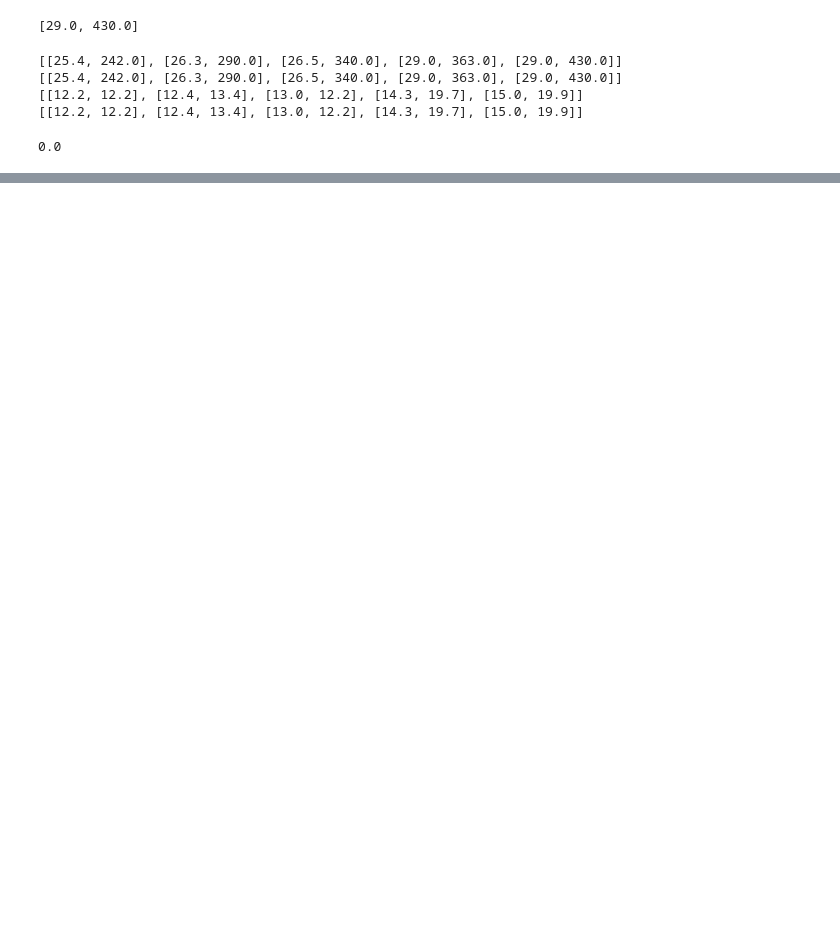
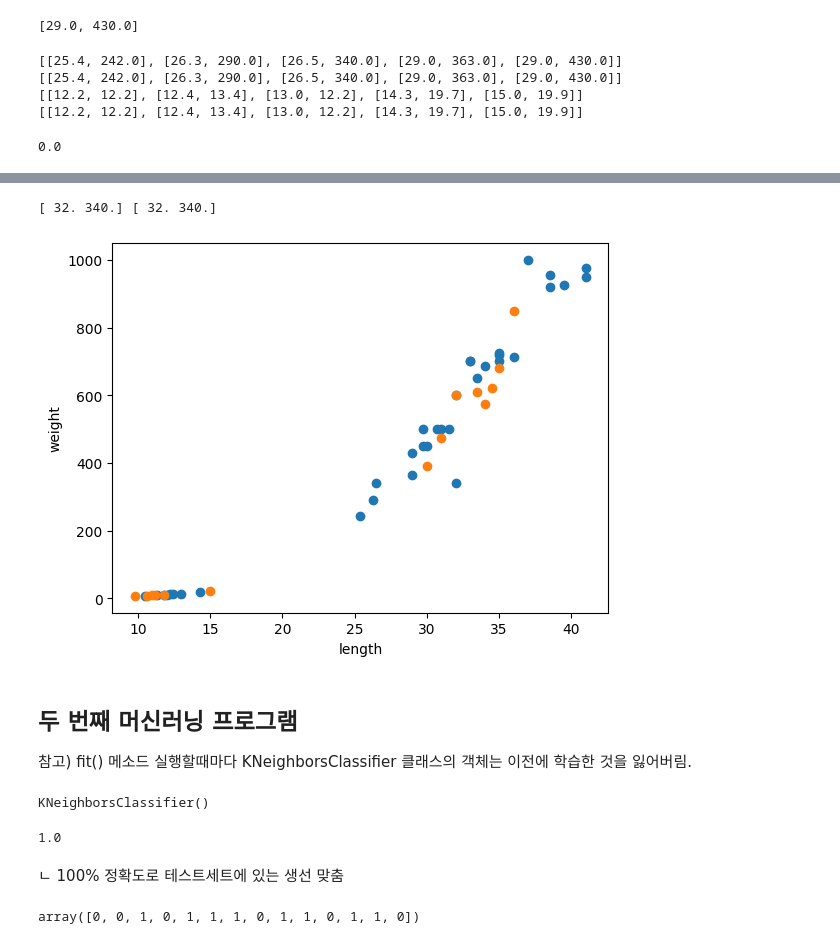
Before and after one commit to kyeongseiT/selfstudy-mldl, a Jupyter notebook: 2-1.ipynb, the cells around one changed output, grey strips where cells are left out. Saved outputs shown, nothing was run; the diff lists cells and outputs as text; code cells hidden in the pictures; blank space fills up the shorter version.

```diff
--- a/2-1.ipynb
+++ b/2-1.ipynb
@@ -59,0 +96,3 @@ kn.score(test_input, test_target)
+# %%
+input_arr = np.array(fish_data)
+target_arr = np.array(fish_target)
@@ -59,0 +161,4 @@ kn.score(test_input, test_target)
+# %%
+np.random.seed(42) # 일정한 결과를 얻기위해 초기 랜덤시드값 지정(42)
+index = np.arange(49) # 0부터 n-1까지 +1 배열
+np.random.shuffle(index) # 주어진 배열을 무작위로 섞음
@@ -59,0 +201,45 @@ kn.score(test_input, test_target)
+# %%
+# index 배열의 처음 35개 -> input_arr, target_arr에 전달하여 랜덤하게 35개의 샘플을 훈련세트로 ~
+
+train_input = input_arr[index[:35]]
+train_target = target_arr[index[:35]]
+# %%
+print(input_arr[13], train_input[0])
+# %% [output]
+[ 32. 340.] [ 32. 340.]
+# %%
+#나머지 테스트 세트 14ro
+
+test_input = input_arr[index[35:]]
+test_target = target_arr[index[35:]]
+# %%
+# 파랑=훈련세트, 주황=테스트세트
+
+import matplotlib.pyplot as plt
+
+plt.scatter(train_input[:, 0], train_input[:, 1])
+plt.scatter(test_input[:, 0], test_input[:, 1])
+plt.xlabel('length')
+plt.ylabel('weight')
+plt.show()
+# %% [output]
+[figure, added]
+# %% [markdown]
+## 두 번째 머신러닝 프로그램
+
+참고) fit() 메소드 실행할때마다 KNeighborsClassifier 클래스의 객체는 이전에 학습한 것을 잃어버림.
+# %%
+kn.fit(train_input, train_target)
+# %% [output]
+KNeighborsClassifier()
+# %%
+kn.score(test_input, test_target)
+# %% [output]
+1.0
+# %% [markdown]
+ㄴ 100% 정확도로 테스트세트에 있는 생선 맞춤
+# %%
+# 새로운 데이터의 정답을 예측
+kn.predict(test_input)
+# %% [output]
+array([0, 0, 1, 0, 1, 1, 1, 0, 1, 1, 0, 1, 1, 0])
```
Also changed, not shown: parts of 15 cells of this notebook.
